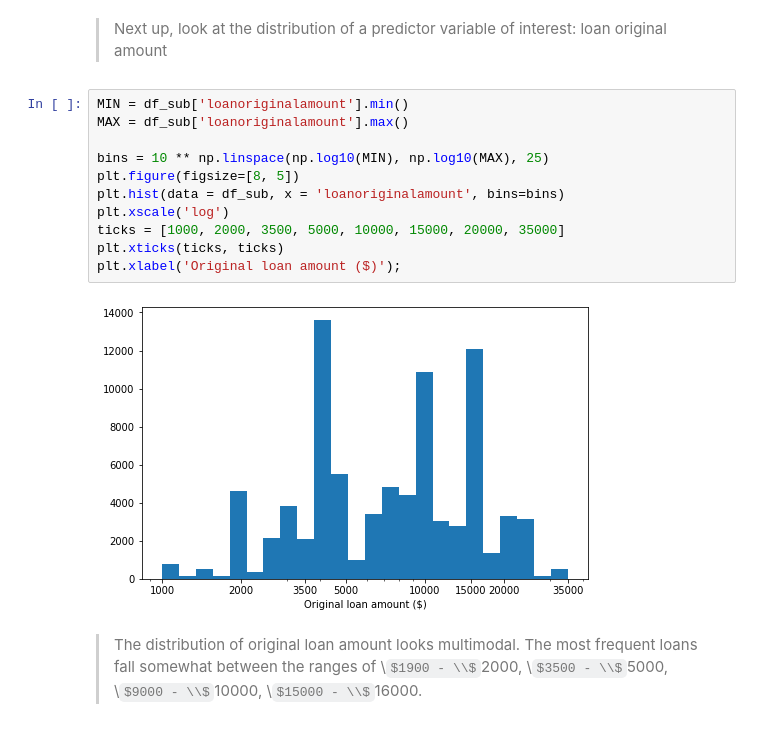
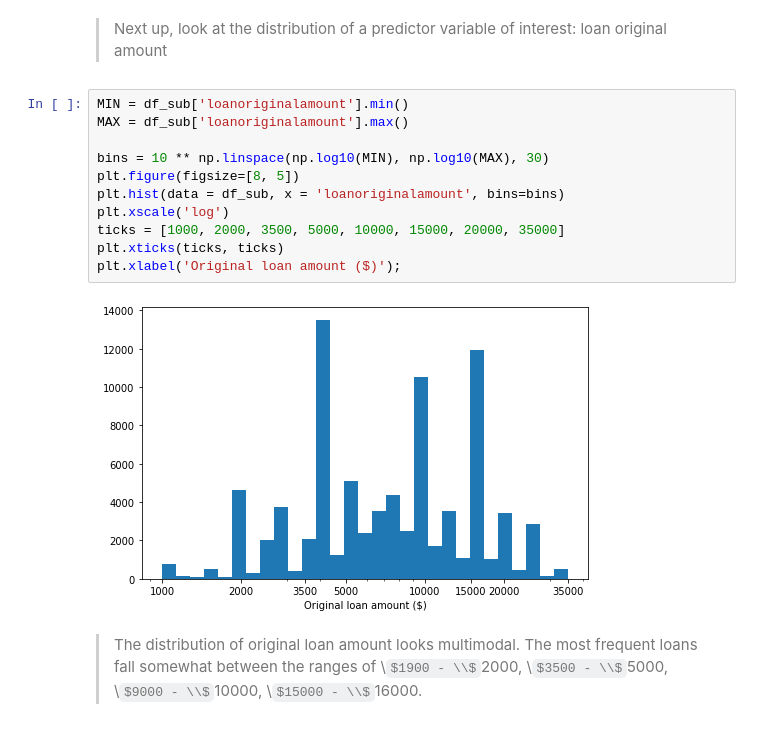
Before and after one commit to chukwume/prosperloandata, a Jupyter notebook: exploration_template.ipynb, the cells around one changed output. Saved outputs shown, nothing was run; the diff lists cells and outputs as text; some formulas as TeX source.

```diff
--- a/exploration_template.ipynb
+++ b/exploration_template.ipynb
@@ -150,15 +150,15 @@ df_sub[(df_sub['borrowerapr'] >= 0.35) & (df_sub['borrowerapr'] <= 0.36)]
 # %%
 MIN = df_sub['loanoriginalamount'].min()
 MAX = df_sub['loanoriginalamount'].max()
 
-bins = 10 ** np.linspace(np.log10(MIN), np.log10(MAX), 25)
+bins = 10 ** np.linspace(np.log10(MIN), np.log10(MAX), 30)
 plt.figure(figsize=[8, 5])
 plt.hist(data = df_sub, x = 'loanoriginalamount', bins=bins)
 plt.xscale('log')
 ticks = [1000, 2000, 3500, 5000, 10000, 15000, 20000, 35000]
 plt.xticks(ticks, ticks)
 plt.xlabel('Original loan amount ($)');
 # %% [output]
-[figure, old version]
+[figure, new version]
 # %% [markdown]
 > The distribution of original loan amount looks multimodal. The most frequent loans fall somewhat between the ranges of \\$1900 - \\$2000, \\$3500 - \\$5000, \\$9000 - \\$10000, \\$15000 - \\$16000.
```
Also changed, not shown: parts of 2 cells of this notebook.
